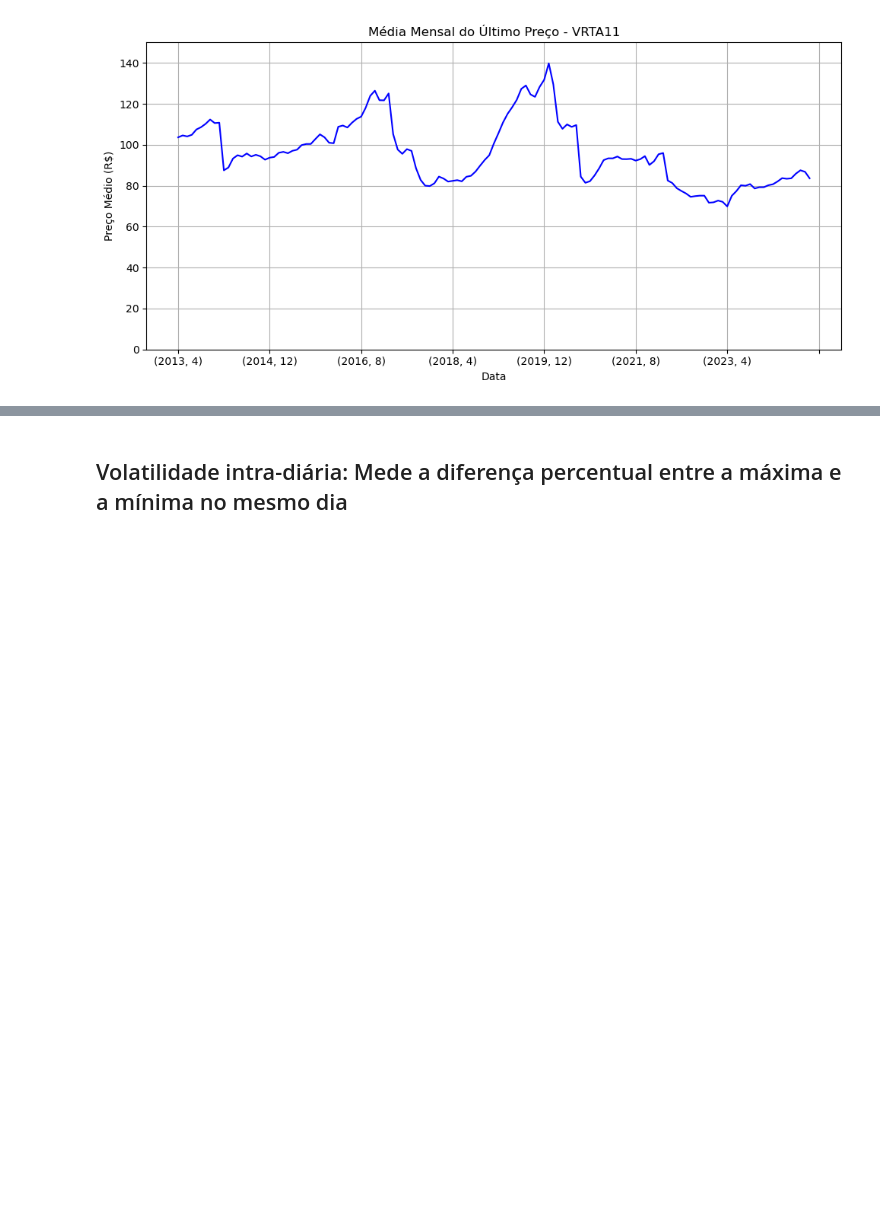
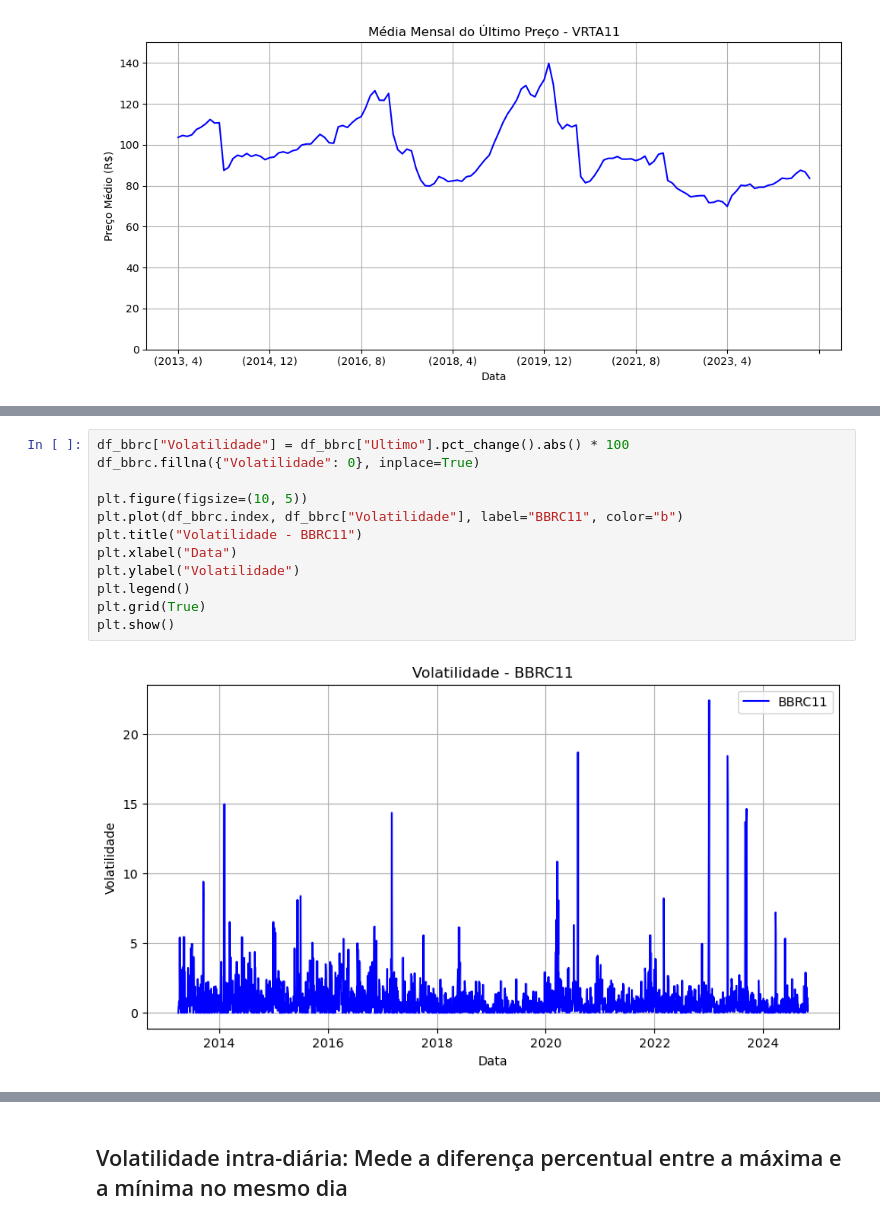
Before and after one commit to luluthedevil/tcc_usp, a Jupyter notebook: Normalizacao_dos_dados.ipynb, the cells around one changed output, grey strips where cells are left out. Drawn from its saved outputs; the diff is of its cells as text; blank space fills up the shorter version.

```diff
--- a/Normalizacao_dos_dados.ipynb
+++ b/Normalizacao_dos_dados.ipynb
@@ -1052,0 +1067,14 @@ plt.show()
+# %%
+df_bbrc["Volatilidade"] = df_bbrc["Ultimo"].pct_change().abs() * 100
+df_bbrc.fillna({"Volatilidade": 0}, inplace=True)
+
+plt.figure(figsize=(10, 5))
+plt.plot(df_bbrc.index, df_bbrc["Volatilidade"], label="BBRC11", color="b")
+plt.title("Volatilidade - BBRC11")
+plt.xlabel("Data")
+plt.ylabel("Volatilidade")
+plt.legend()
+plt.grid(True)
+plt.show()
+# %% [output]
+[figure, added]
```
Also changed, not shown: parts of 27 cells of this notebook.
